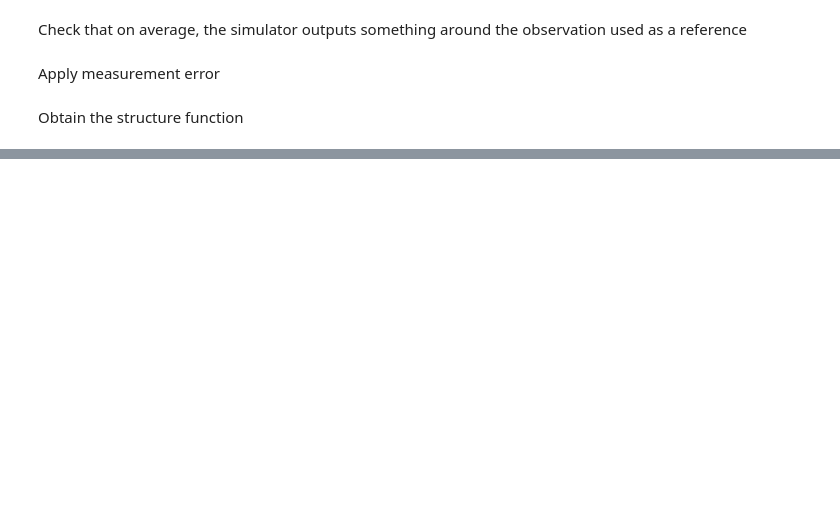
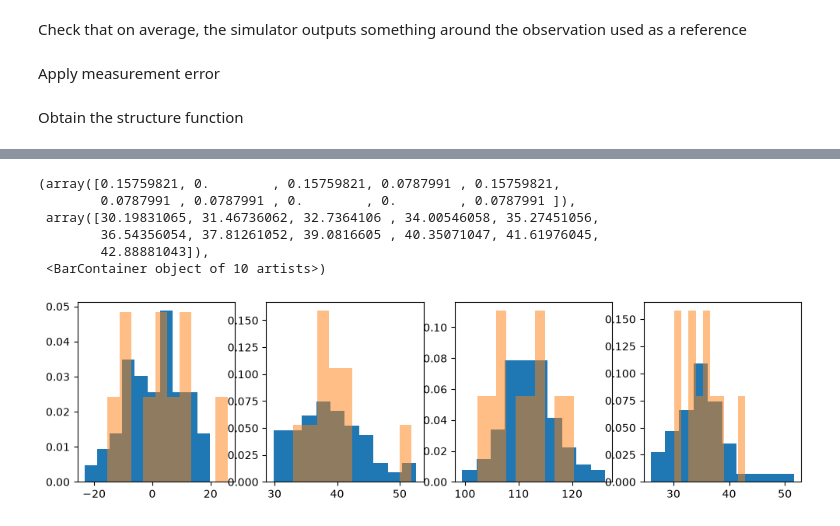
Before and after one commit to MolinAlexei/fast_turbulence_sim, a Jupyter notebook: docs/notebooks/use_sim_updated.ipynb, the cells around one changed output, grey strips where cells are left out. Drawn from its saved outputs; the diff is of its cells as text; code cells hidden in the pictures; blank space fills up the shorter version.

```diff
--- a/docs/notebooks/use_sim_updated.ipynb
+++ b/docs/notebooks/use_sim_updated.ipynb
@@ -164,10 +167,10 @@ vecs_broad = np.zeros((Nsims,nb_bins))
 
 for k in tqdm_notebook(np.arange(Nsims), total = Nsims, desc=''):
     #Create key
-    rng_key = jax.random.PRNGKey(np.random.randint(1e9))
+    #rng_key = jax.random.PRNGKey(np.random.randint(1e9))
 
     #Call function
-    v_vec, std_vec = run_sim(rng_key,
+    v_vec, std_vec = run_sim(rng_key(),
                            sigma,
                            log_inj,
                            log_dis,
@@ -180,7 +183,7 @@ Apply measurement error
 # %%
 from fast_turbulence_sim.apply_mes_error import MesError
 # %%
-path_model = '/Users/amolin/Documents/Code/DataOlympe/molin/data_newxifu/cluster_1_corrected/'
+path_model = '/Users/amolin/Documents/Code/DataNUWA/XIFUHome/xifu_cluster_sim/tests/notebooks/MeasurementError/cluster_1_corrected/'
 
 mes_error_censhift = MesError(path_model + "mdn_model_censhift.pt",
                               binning=binning
@@ -192,7 +195,9 @@ mes_error_broad = MesError(path_model + "mdn_model_broad.pt",
 # %%
 v_vec_pred = mes_error_censhift.apply(vec_input = vecs_censhift)
 # %%
-std_vec_pred = mes_error_broad.apply(vec_input = vecs_broad)
+std_vec_pred = np.clip(0,
+                       mes_error_broad.apply(vec_input = vecs_broad),
+                       500)
 # %% [markdown]
 Obtain the structure function
 # %%
@@ -274,0 +280,22 @@ stds_broad_10reps = data['stds_broad_10reps']
+# %%
+fig, ax = plt.subplots(1,4, figsize = (12,3))
+
+ax[0].hist(v_vec_pred.mean(axis = 1), density = True)
+ax[0].hist(means_censhift_10reps, alpha = 0.5, density = True)
+
+ax[1].hist(v_vec_pred.std(axis = 1), density = True)
+ax[1].hist(stds_censhift_10reps, alpha = 0.5, density = True)
+
+ax[2].hist(std_vec_pred.mean(axis = 1), density = True)
+ax[2].hist(means_broad_10reps, alpha = 0.5, density = True)
+
+ax[3].hist(std_vec_pred.std(axis = 1), density = True)
+ax[3].hist(stds_broad_10reps, alpha = 0.5, density = True)
+# %% [output]
+(array([0.15759821, 0.        , 0.15759821, 0.0787991 , 0.15759821,
+        0.0787991 , 0.0787991 , 0.        , 0.        , 0.0787991 ]),
+ array([30.19831065, 31.46736062, 32.7364106 , 34.00546058, 35.27451056,
+        36.54356054, 37.81261052, 39.0816605 , 40.35071047, 41.61976045,
+        42.88881043]),
+ <BarContainer object of 10 artists>)
+[figure, added]
```
Also changed, not shown: parts of 11 cells of this notebook, 6 other files.
